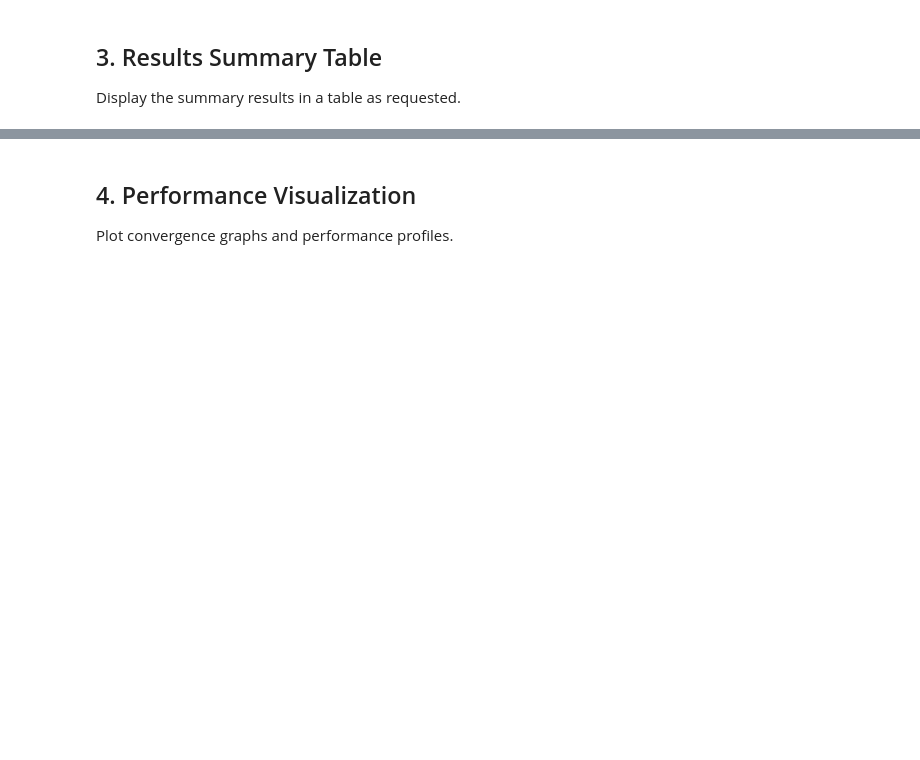
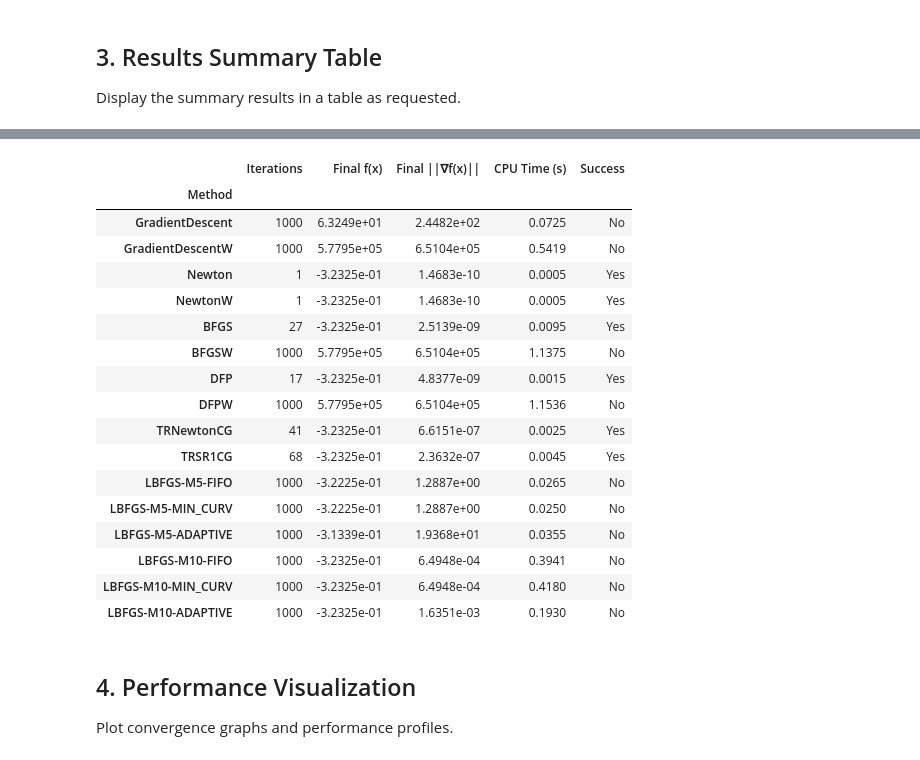
Before and after one commit to Will-Wei7/ioe511_project_final, a Jupyter notebook: main.ipynb, the cells around one changed output, grey strips where cells are left out. Saved outputs shown, nothing was run; the diff lists cells and outputs as text; code cells hidden in the pictures; blank space fills up the shorter version.

```diff
--- a/main.ipynb
+++ b/main.ipynb
@@ -312,3 +303,24 @@ summary_df.loc['Powell']
+# %%
+summary_df.loc['IllConditioned_10_6']
+# %% [output]
+|  | Iterations | Final f(x) | Final ||∇f(x)|| | CPU Time (s) | Success |
+| Method |  |  |  |  |  |
+| GradientDescent | 1000 | 6.3249e+01 | 2.4482e+02 | 0.0725 | No |
+| GradientDescentW | 1000 | 5.7795e+05 | 6.5104e+05 | 0.5419 | No |
+| Newton | 1 | -3.2325e-01 | 1.4683e-10 | 0.0005 | Yes |
+| NewtonW | 1 | -3.2325e-01 | 1.4683e-10 | 0.0005 | Yes |
+| BFGS | 27 | -3.2325e-01 | 2.5139e-09 | 0.0095 | Yes |
+| BFGSW | 1000 | 5.7795e+05 | 6.5104e+05 | 1.1375 | No |
+| DFP | 17 | -3.2325e-01 | 4.8377e-09 | 0.0015 | Yes |
+| DFPW | 1000 | 5.7795e+05 | 6.5104e+05 | 1.1536 | No |
+| TRNewtonCG | 41 | -3.2325e-01 | 6.6151e-07 | 0.0025 | Yes |
+| TRSR1CG | 68 | -3.2325e-01 | 2.3632e-07 | 0.0045 | Yes |
+| LBFGS-M5-FIFO | 1000 | -3.2225e-01 | 1.2887e+00 | 0.0265 | No |
+| LBFGS-M5-MIN_CURV | 1000 | -3.2225e-01 | 1.2887e+00 | 0.0250 | No |
+| LBFGS-M5-ADAPTIVE | 1000 | -3.1339e-01 | 1.9368e+01 | 0.0355 | No |
+| LBFGS-M10-FIFO | 1000 | -3.2325e-01 | 6.4948e-04 | 0.3941 | No |
+| LBFGS-M10-MIN_CURV | 1000 | -3.2325e-01 | 6.4948e-04 | 0.4180 | No |
+| LBFGS-M10-ADAPTIVE | 1000 | -3.2325e-01 | 1.6351e-03 | 0.1930 | No |
 # %% [markdown]
 ## 4. Performance Visualization
 
```
Also changed, not shown: parts of 5 cells of this notebook.
